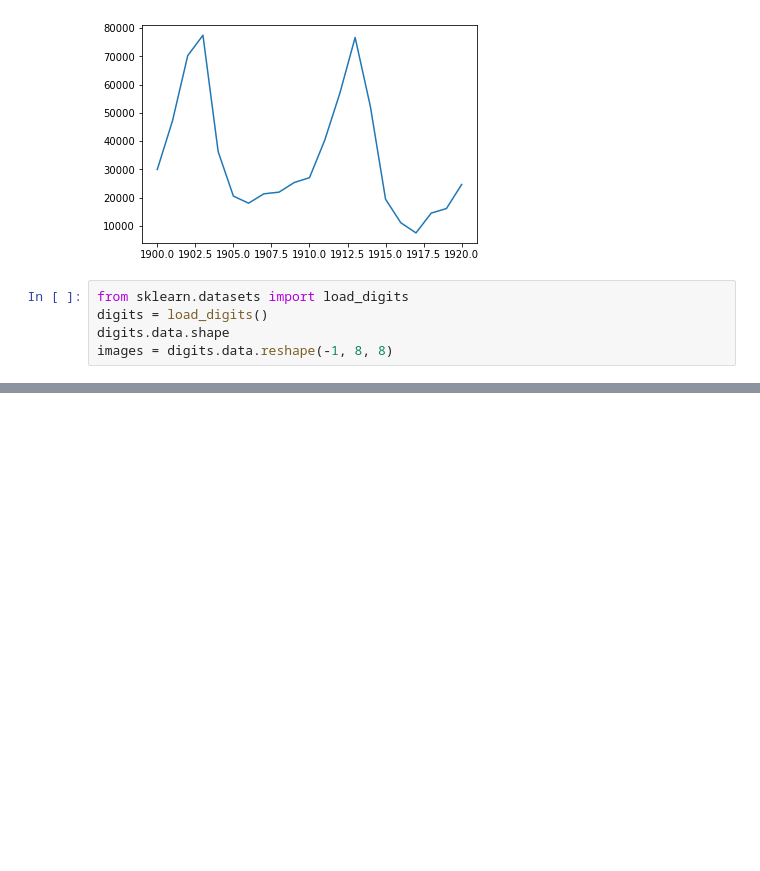
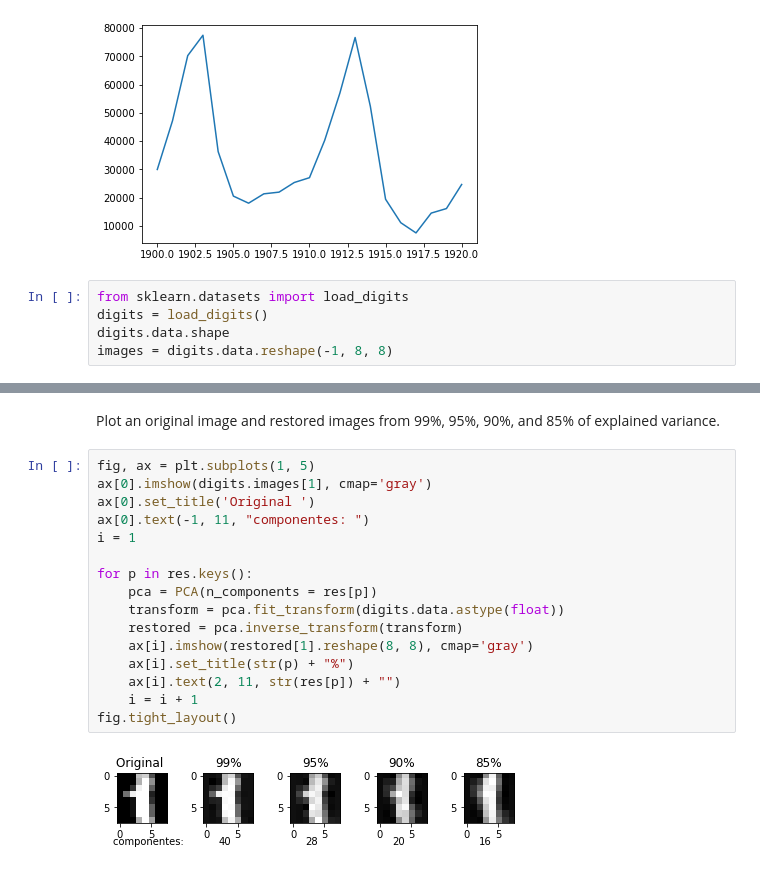
Before and after one commit to bulavkoEP/matprak, a Jupyter notebook: hometask_3.ipynb, the cells around one changed output, grey strips where cells are left out. Cells and saved outputs as stored; diff of their text form; blank space fills up the shorter version.

```diff
--- a/hometask_3.ipynb
+++ b/hometask_3.ipynb
@@ -138,0 +165,20 @@ images = digits.data.reshape(-1, 8, 8)
+# %% [markdown]
+Plot an original image and restored images from 99%, 95%, 90%, and 85% of explained variance.
+# %%
+fig, ax = plt.subplots(1, 5)
+ax[0].imshow(digits.images[1], cmap='gray')
+ax[0].set_title('Original ')
+ax[0].text(-1, 11, "componentes: ")
+i = 1
+
+for p in res.keys():
+    pca = PCA(n_components = res[p])
+    transform = pca.fit_transform(digits.data.astype(float))
+    restored = pca.inverse_transform(transform)
+    ax[i].imshow(restored[1].reshape(8, 8), cmap='gray')
+    ax[i].set_title(str(p) + "%")
+    ax[i].text(2, 11, str(res[p]) + "")
+    i = i + 1
+fig.tight_layout()
+# %% [output]
+[figure, added]
```
Also changed, not shown: parts of 5 cells of this notebook.
